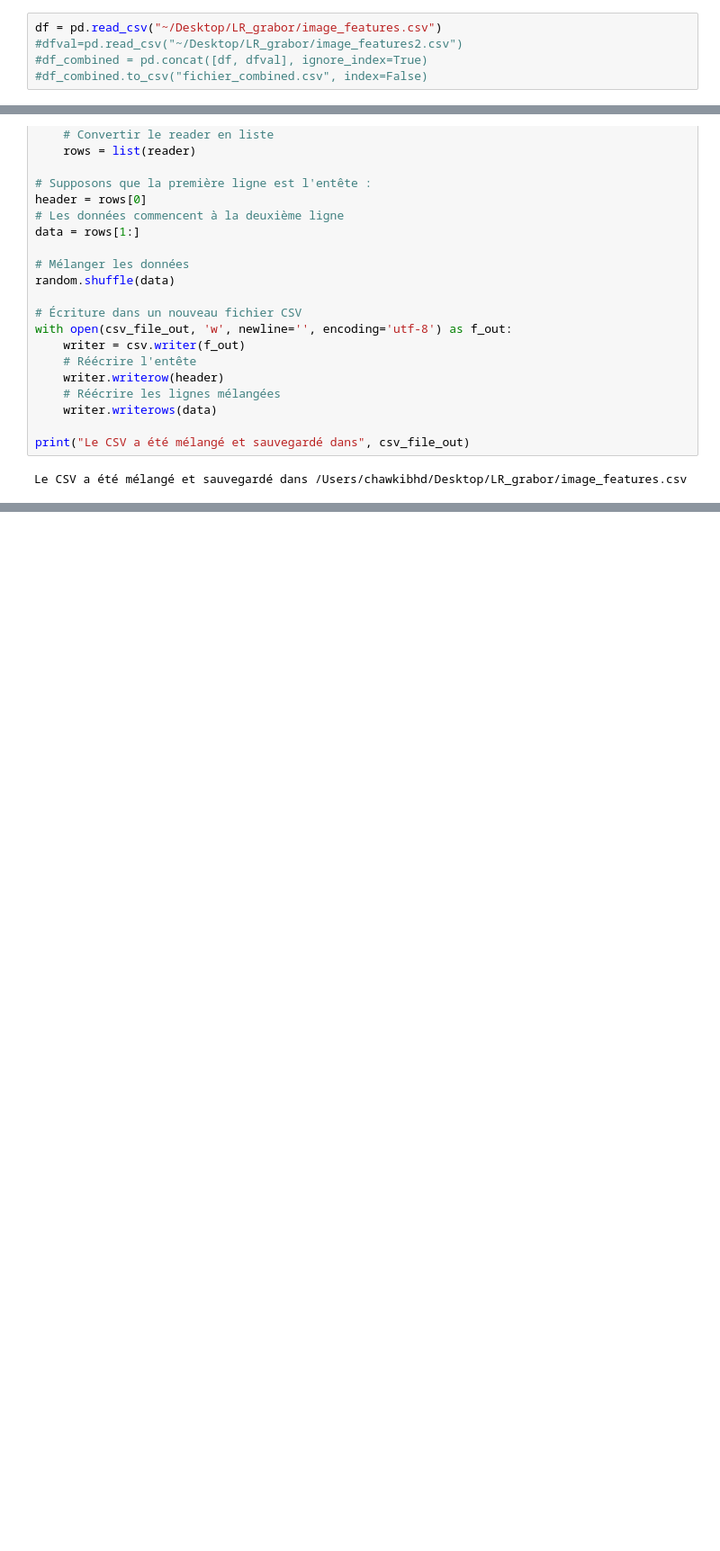
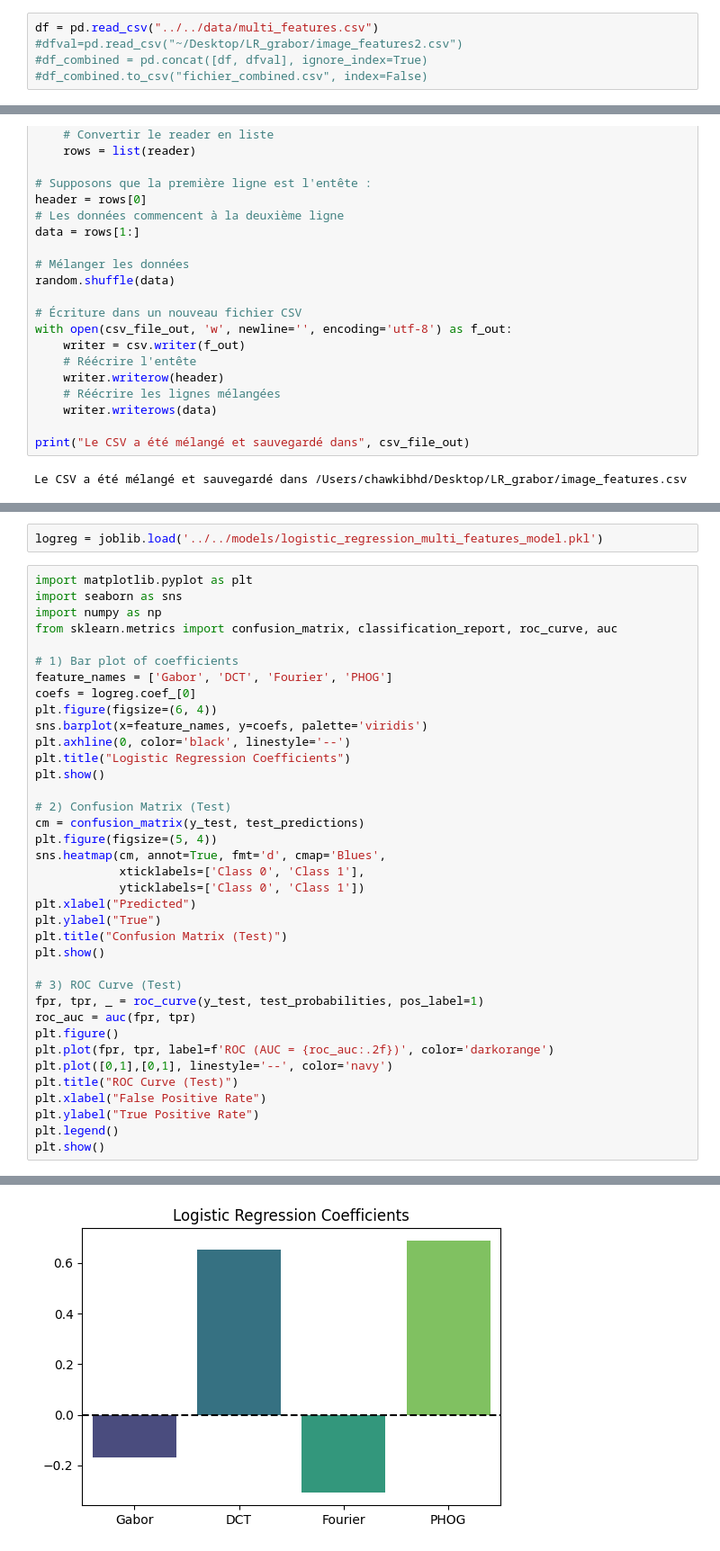
Before and after one commit to chawkibhd/detect_Pneumonie, a Jupyter notebook: model_training/logistic_regression/lr_multi_features.ipynb, the cells around one changed output, grey strips where cells are left out. Shown: that part at 90% size. Saved outputs shown, nothing was run; the diff lists cells and outputs as text; blank space fills up the shorter version.

```diff
--- a/model_training/logistic_regression/lr_multi_features.ipynb
+++ b/model_training/logistic_regression/lr_multi_features.ipynb
@@ -6,7 +6,7 @@ from sklearn.preprocessing import StandardScaler
 from sklearn.model_selection import train_test_split
 from sklearn.metrics import accuracy_score, confusion_matrix, classification_report
 # %%
-df = pd.read_csv("~/Desktop/LR_grabor/image_features.csv")
+df = pd.read_csv("../../data/multi_features.csv")
 #dfval=pd.read_csv("~/Desktop/LR_grabor/image_features2.csv")
 #df_combined = pd.concat([df, dfval], ignore_index=True)
 #df_combined.to_csv("fichier_combined.csv", index=False)
@@ -288,0 +301,40 @@ Le CSV a été mélangé et sauvegardé dans /Users/chawkibhd/Desktop/LR_grabor/
+# %%
+logreg = joblib.load('../../models/logistic_regression_multi_features_model.pkl')
+# %%
+import matplotlib.pyplot as plt
+import seaborn as sns
+import numpy as np
+from sklearn.metrics import confusion_matrix, classification_report, roc_curve, auc
+
+# 1) Bar plot of coefficients
+feature_names = ['Gabor', 'DCT', 'Fourier', 'PHOG']
+coefs = logreg.coef_[0]
+plt.figure(figsize=(6, 4))
+sns.barplot(x=feature_names, y=coefs, palette='viridis')
+plt.axhline(0, color='black', linestyle='--')
+plt.title("Logistic Regression Coefficients")
+plt.show()
+
+# 2) Confusion Matrix (Test)
+cm = confusion_matrix(y_test, test_predictions)
+plt.figure(figsize=(5, 4))
+sns.heatmap(cm, annot=True, fmt='d', cmap='Blues',
+            xticklabels=['Class 0', 'Class 1'],
+            yticklabels=['Class 0', 'Class 1'])
+plt.xlabel("Predicted")
+plt.ylabel("True")
+plt.title("Confusion Matrix (Test)")
+plt.show()
+
+# 3) ROC Curve (Test)
+fpr, tpr, _ = roc_curve(y_test, test_probabilities, pos_label=1)
+roc_auc = auc(fpr, tpr)
+plt.figure()
+plt.plot(fpr, tpr, label=f'ROC (AUC = {roc_auc:.2f})', color='darkorange')
+plt.plot([0,1],[0,1], linestyle='--', color='navy')
+plt.title("ROC Curve (Test)")
+plt.xlabel("False Positive Rate")
+plt.ylabel("True Positive Rate")
+plt.legend()
+plt.show()
+# %% [output]
@@ -288,0 +344 @@ Le CSV a été mélangé et sauvegardé dans /Users/chawkibhd/Desktop/LR_grabor/
+[figure, added]
```
Also changed, not shown: parts of 6 cells of this notebook.
